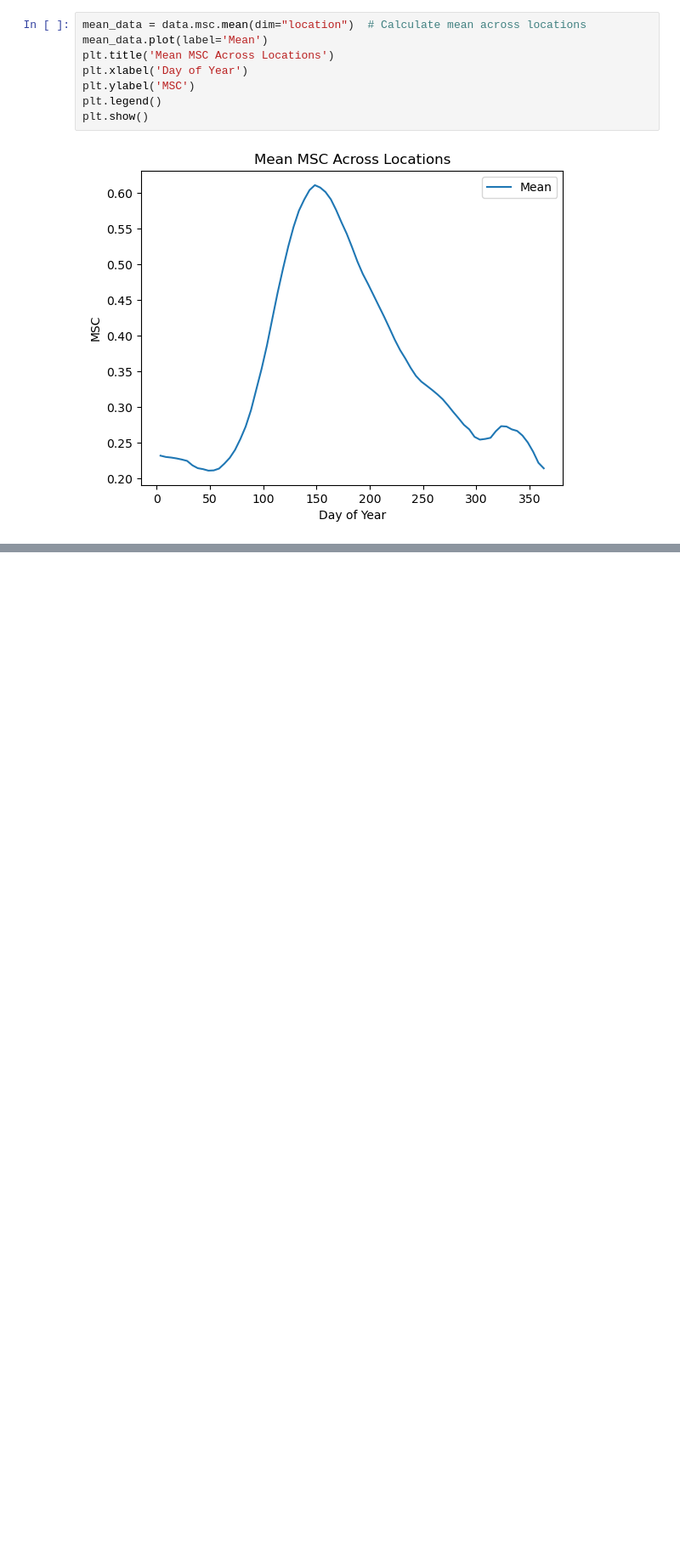
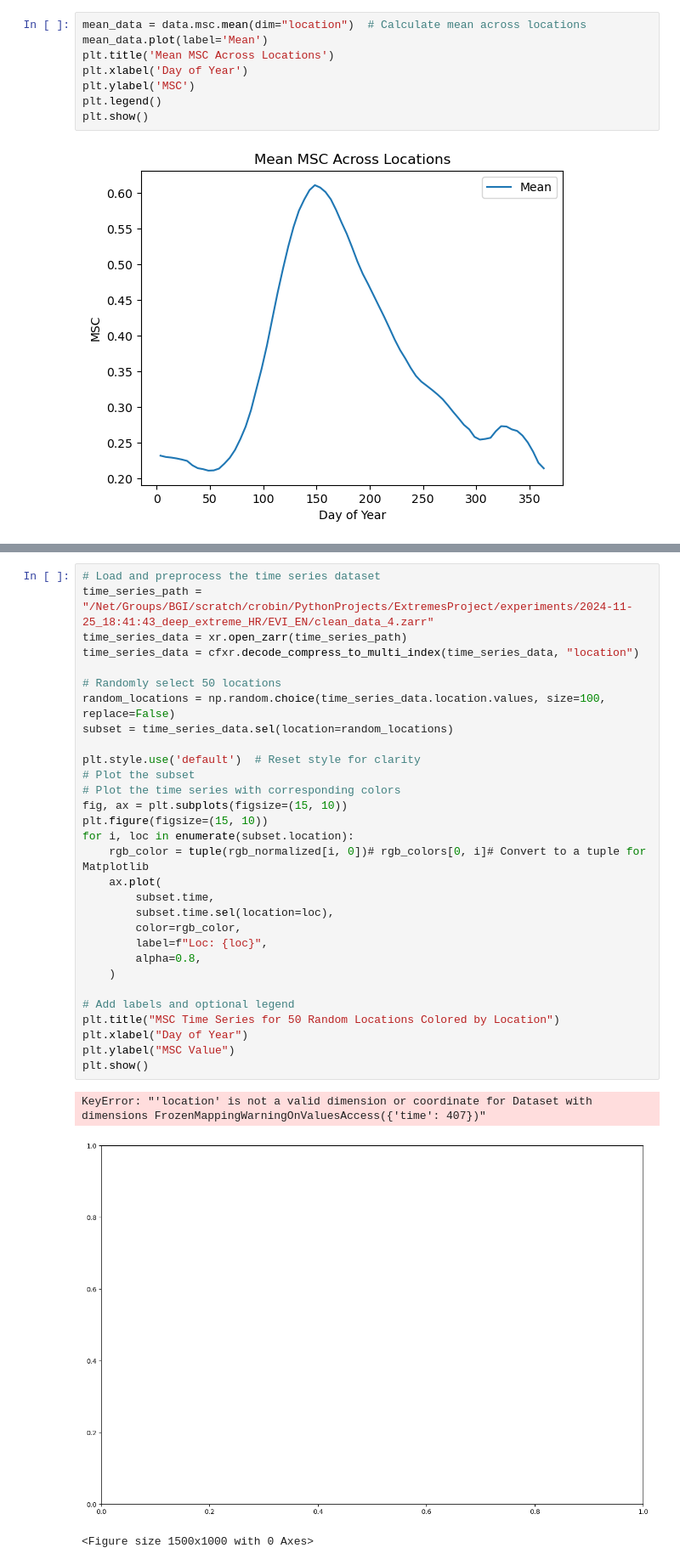
Before and after one commit to Clair3/RegionalExtremes, a Jupyter notebook: plt_results.ipynb, the cells around one changed output, grey strips where cells are left out. Shown at 85% size. Cells and saved outputs as stored; diff of their text form; blank space fills up the shorter version.

```diff
--- a/plt_results.ipynb
+++ b/plt_results.ipynb
@@ -145,0 +171,34 @@ TypeError: unsupported operand type(s) for -: 'method' and 'method'
+# %%
+# Load and preprocess the time series dataset
+time_series_path = "/Net/Groups/BGI/scratch/crobin/PythonProjects/ExtremesProject/experiments/2024-11-25_18:41:43_deep_extreme_HR/EVI_EN/clean_data_4.zarr"
+time_series_data = xr.open_zarr(time_series_path)
+time_series_data = cfxr.decode_compress_to_multi_index(time_series_data, "location")
+
+# Randomly select 50 locations
+random_locations = np.random.choice(time_series_data.location.values, size=100, replace=False)
+subset = time_series_data.sel(location=random_locations)
+
+plt.style.use('default')  # Reset style for clarity
+# Plot the subset
+# Plot the time series with corresponding colors
+fig, ax = plt.subplots(figsize=(15, 10))
+plt.figure(figsize=(15, 10))
+for i, loc in enumerate(subset.location):
+    rgb_color = tuple(rgb_normalized[i, 0])# rgb_colors[0, i]# Convert to a tuple for Matplotlib
+    ax.plot(
+        subset.time,
+        subset.time.sel(location=loc),
+        color=rgb_color,
+        label=f"Loc: {loc}",
+        alpha=0.8,
+    )
+
+# Add labels and optional legend
+plt.title("MSC Time Series for 50 Random Locations Colored by Location")
+plt.xlabel("Day of Year")
+plt.ylabel("MSC Value")
+plt.show()
+# %% [output]
+KeyError: "'location' is not a valid dimension or coordinate for Dataset with dimensions FrozenMappingWarningOnValuesAccess({'time': 407})"
+[figure, added]
+<Figure size 1500x1000 with 0 Axes>
```
Also changed, not shown: parts of 7 cells of this notebook, 2 other files.
